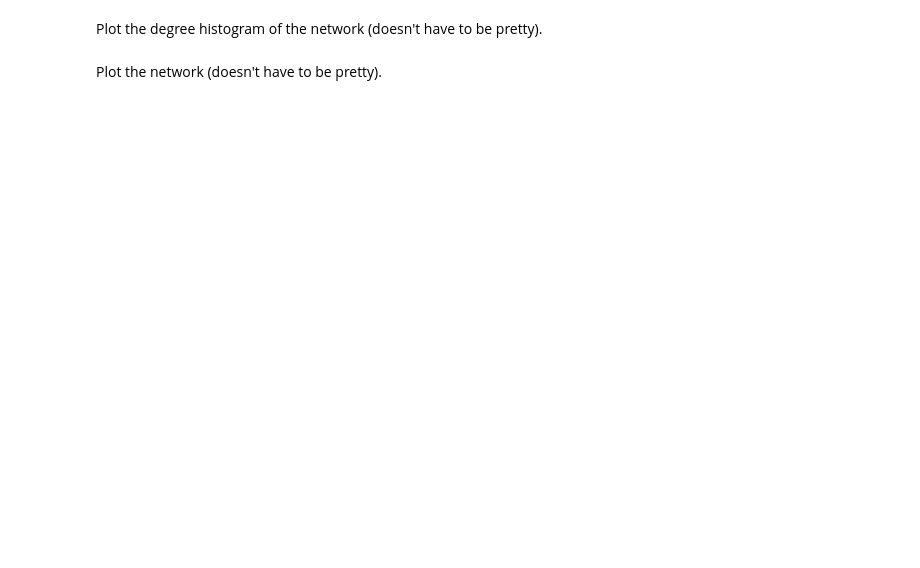
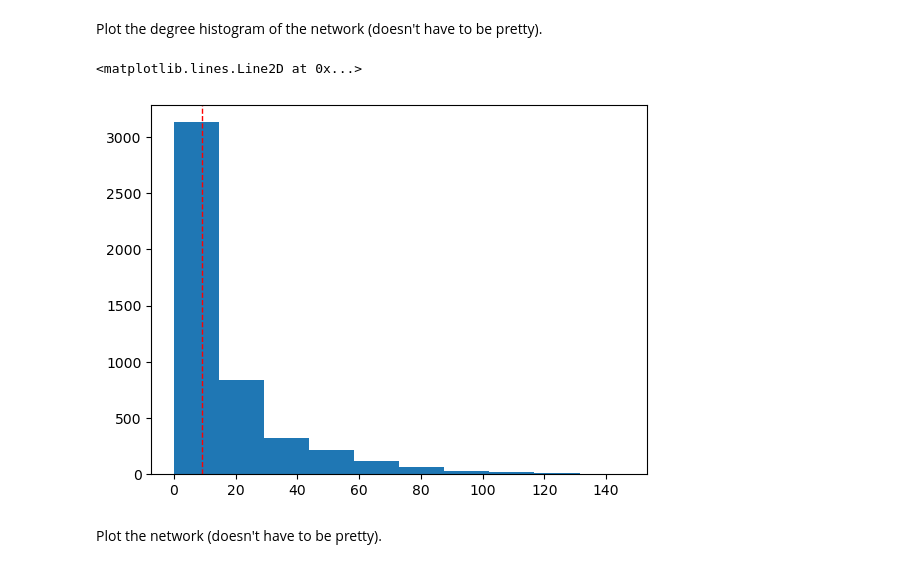
Before and after one commit to EyalGrinberg/Data-Science-Applications-ex4, a Jupyter notebook: hw4.ipynb, the cells around one changed output. Drawn from its saved outputs; the diff is of its cells as text; code cells hidden in the pictures; blank space fills up the shorter version.

```diff
--- a/hw4.ipynb
+++ b/hw4.ipynb
@@ -119,5 +210,15 @@ def print_network_info(G):
 # method 1: converting our DF into a <film --> actors list> dictionary, then iterating through that dictionary,
 # adding an edge between every combination of 2 actors
 #
-# ### YOUR CODE HERE
-# print_network_info(A)
+films_dict = films_actors_edgelist.groupby('film')['actor'].apply(list).to_dict()
+A = nx.Graph()
+
+for actors in films_dict.values():
+    A.add_nodes_from(actors)
+
+for actors in films_dict.values():
+    for i in range(len(actors)):
+        for j in range(i+1, len(actors)):
+            A.add_edge(actors[i], actors[j])
+
+print_network_info(A)
@@ -142,8 +244,9 @@ def print_network_info(G):
 # %% [markdown]
 What is the average, median minimum and maximum degree of the network?
 # %%
-# A_degrees = ### YOUR CODE HERE ###
-# print('Mean degree: %.2f' % np.mean(A_degrees))
-# print('Median degree: %.2f' % np.median(A_degrees))
-# print('Max degree: %.2f' % np.max(A_degrees))
-# print('Min degree: %.2f' % np.min(A_degrees))
+A_degrees = list(dict(A.degree).values())
+
+print('Mean degree: %.2f' % np.mean(A_degrees))
+print('Median degree: %.2f' % np.median(A_degrees))
+print('Max degree: %.2f' % np.max(A_degrees))
+print('Min degree: %.2f' % np.min(A_degrees))
@@ -158,2 +279,10 @@ Plot the degree histogram of the network (doesn't have to be pretty).
+# %%
+plt.hist(A_degrees)
+median = np.median(A_degrees)
+plt.axvline(median, color='r', linestyle='dashed', linewidth=1)
+# we add the median for check ourselvs
+# %% [output]
+<matplotlib.lines.Line2D at 0x...>
+[figure, added]
 # %% [markdown]
 Plot the network (doesn't have to be pretty).
```
Also changed, not shown: parts of 54 cells of this notebook, 1 other file.
